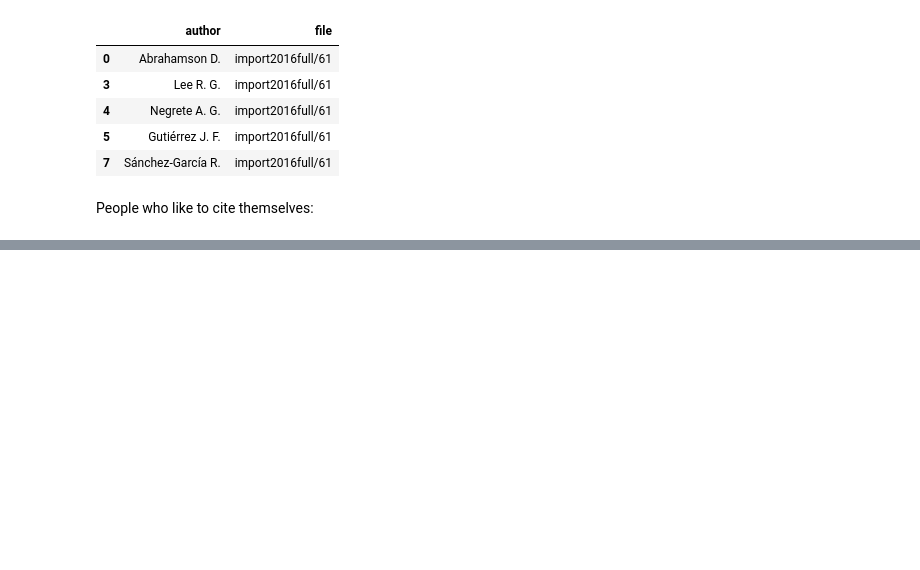
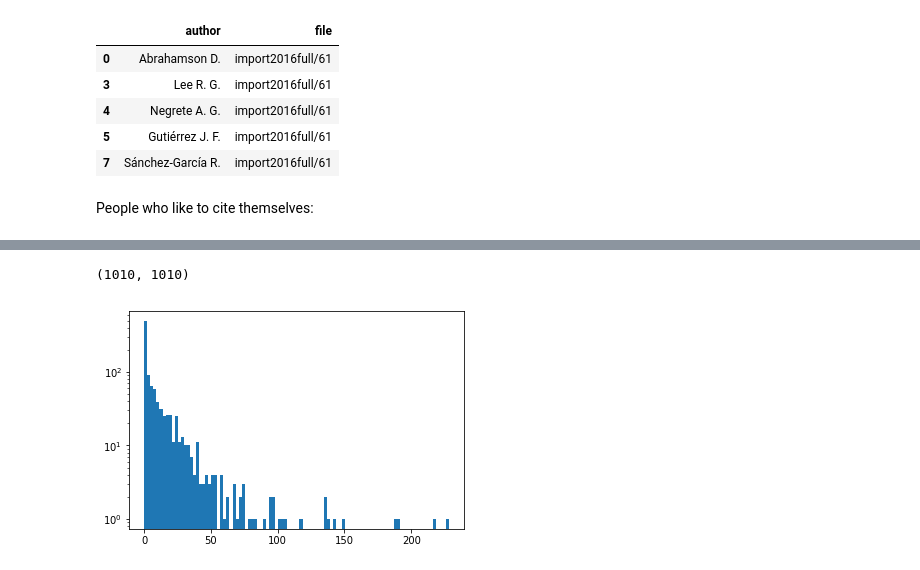
Before and after one commit to nourabassi/semester-project, a Jupyter notebook: extraction.ipynb, the cells around one changed output, grey strips where cells are left out. Saved outputs shown, nothing was run; the diff lists cells and outputs as text; code cells hidden in the pictures; blank space fills up the shorter version.

```diff
--- a/extraction.ipynb
+++ b/extraction.ipynb
@@ -349,0 +379,25 @@ Name: author, dtype: int64
+# %%
+edges = pd.merge(nodes, edges, left_on='author', right_on='author_y')
+del edges['author_y'], edges['author'], edges['cited']
+# %%
+edges.columns = ['author', 'citation']
+# %%
+n_nodes = len(nodes)
+adjacency = np.zeros((n_nodes, n_nodes), dtype=int)
+
+for idx, row in edges.iterrows():
+    if np.isnan(row.author):
+        continue
+    i, j = int(row.author), int(row.citation)
+    adjacency[i, j] += 1
+# %%
+adjacency.shape
+# %% [output]
+(1010, 1010)
+# %%
+degrees = np.where(adjacency > 0, 1, 0).sum(axis=0)
+# %%
+plt.hist(degrees, bins=100, log=True)
+plt.show()
+# %% [output]
+[figure, added]
```
Also changed, not shown: parts of 28 cells of this notebook, 4 other files.
